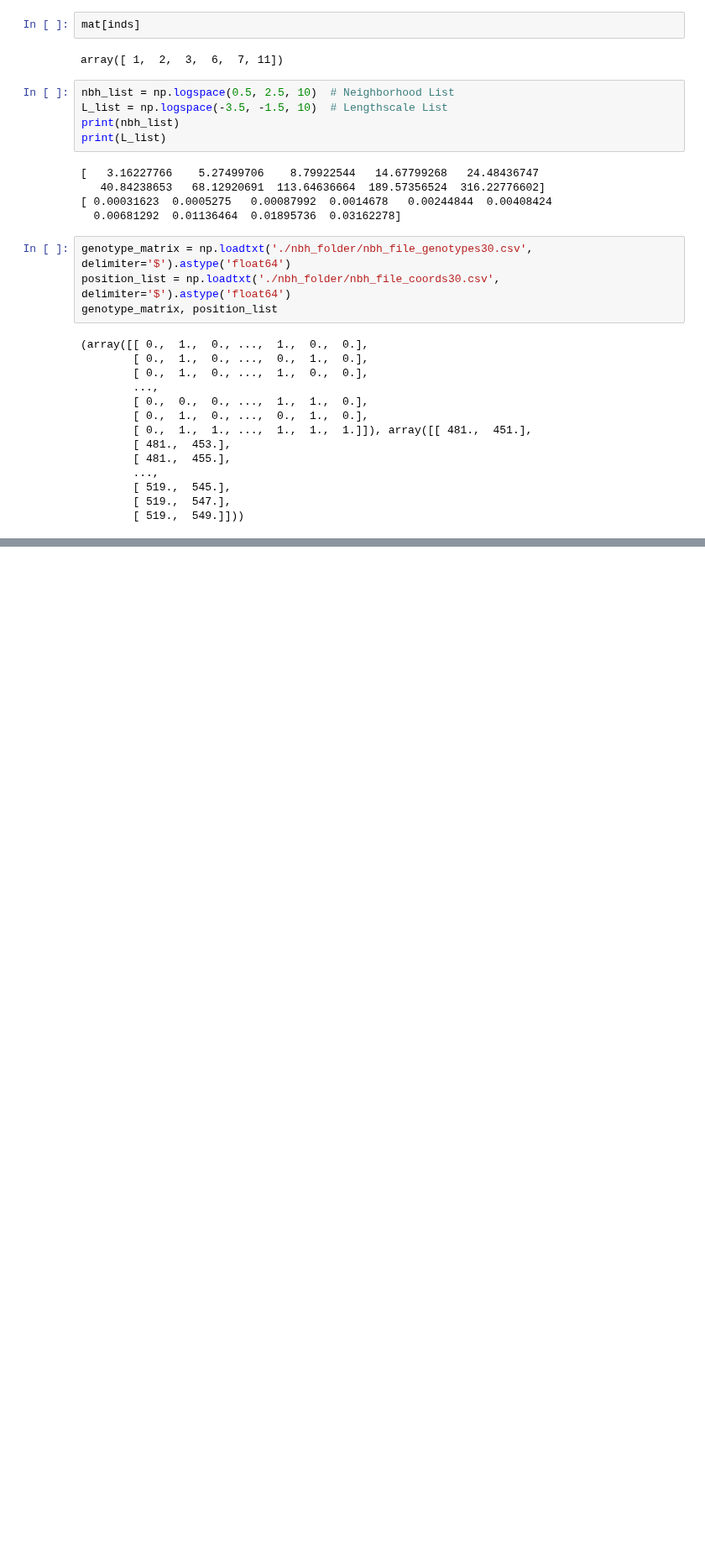
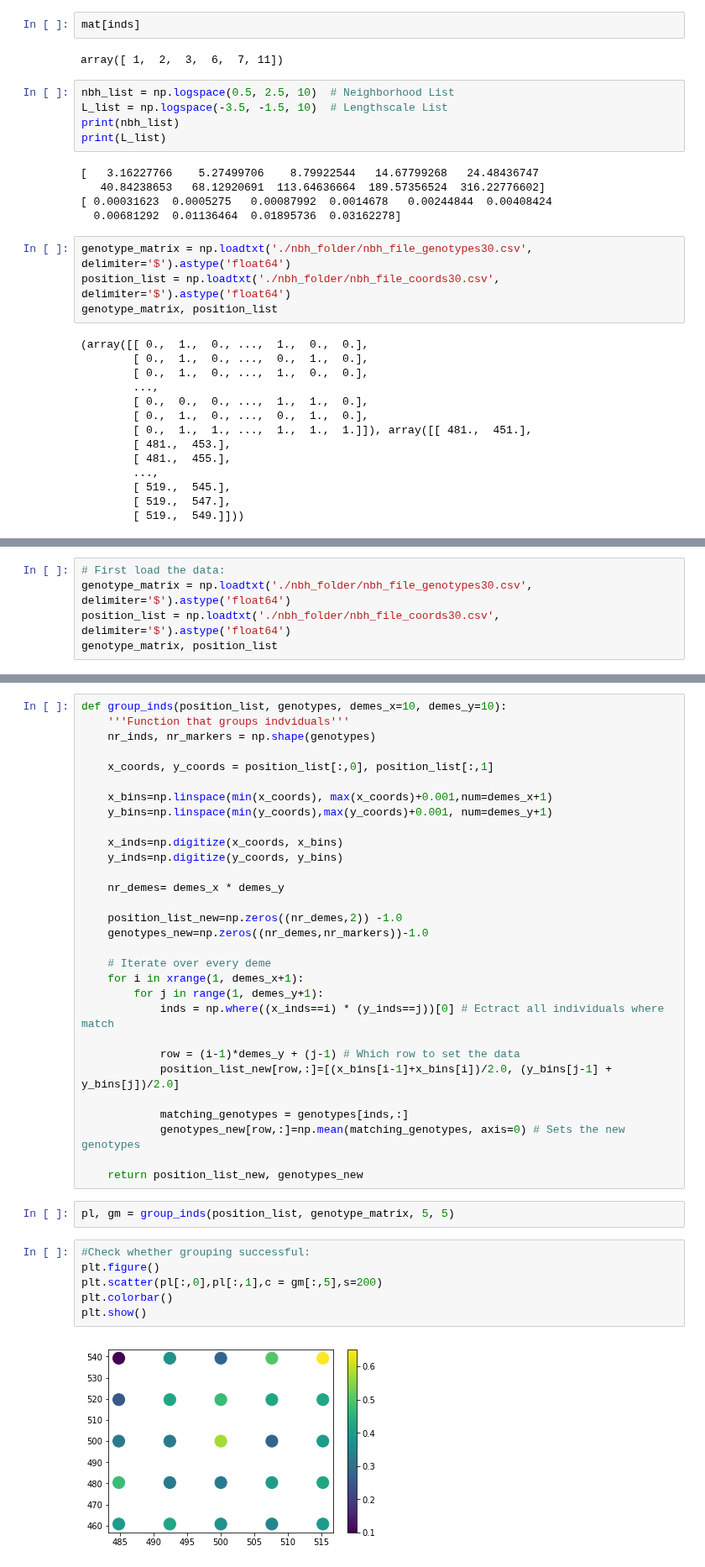
Before and after one commit to hringbauer/BarrierInferPublic, a Jupyter notebook: Area51.ipynb, the cells around one changed output, grey strips where cells are left out. Shown at 84% size. Drawn from its saved outputs; the diff is of its cells as text; blank space fills up the shorter version.

```diff
--- a/Area51.ipynb
+++ b/Area51.ipynb
@@ -282,0 +165,5 @@ array([1, 2, 3, 1])
+# %%
+# First load the data:
+genotype_matrix = np.loadtxt('./nbh_folder/nbh_file_genotypes30.csv', delimiter='$').astype('float64')
+position_list = np.loadtxt('./nbh_folder/nbh_file_coords30.csv', delimiter='$').astype('float64')
+genotype_matrix, position_list
@@ -282,0 +184,40 @@ array([1, 2, 3, 1])
+# %%
+def group_inds(position_list, genotypes, demes_x=10, demes_y=10):
+    '''Function that groups indviduals'''
+    nr_inds, nr_markers = np.shape(genotypes)
+
+    x_coords, y_coords = position_list[:,0], position_list[:,1]
+
+    x_bins=np.linspace(min(x_coords), max(x_coords)+0.001,num=demes_x+1)
+    y_bins=np.linspace(min(y_coords),max(y_coords)+0.001, num=demes_y+1)
+
+    x_inds=np.digitize(x_coords, x_bins)
+    y_inds=np.digitize(y_coords, y_bins)
+
+    nr_demes= demes_x * demes_y
+
+    position_list_new=np.zeros((nr_demes,2)) -1.0
+    genotypes_new=np.zeros((nr_demes,nr_markers))-1.0
+
+    # Iterate over every deme
+    for i in xrange(1, demes_x+1):
+        for j in range(1, demes_y+1):
+            inds = np.where((x_inds==i) * (y_inds==j))[0] # Ectract all individuals where match
+
+            row = (i-1)*demes_y + (j-1) # Which row to set the data
+            position_list_new[row,:]=[(x_bins[i-1]+x_bins[i])/2.0, (y_bins[j-1] + y_bins[j])/2.0]
+
+            matching_genotypes = genotypes[inds,:]
+            genotypes_new[row,:]=np.mean(matching_genotypes, axis=0) # Sets the new genotypes
+
+    return position_list_new, genotypes_new
+# %%
+pl, gm = group_inds(position_list, genotype_matrix, 5, 5)
+# %%
+#Check whether grouping successful:
+plt.figure()
+plt.scatter(pl[:,0],pl[:,1],c = gm[:,5],s=200)
+plt.colorbar()
+plt.show()
+# %% [output]
+[figure, added]
```
Also changed, not shown: parts of 38 cells of this notebook, 14 other files.
